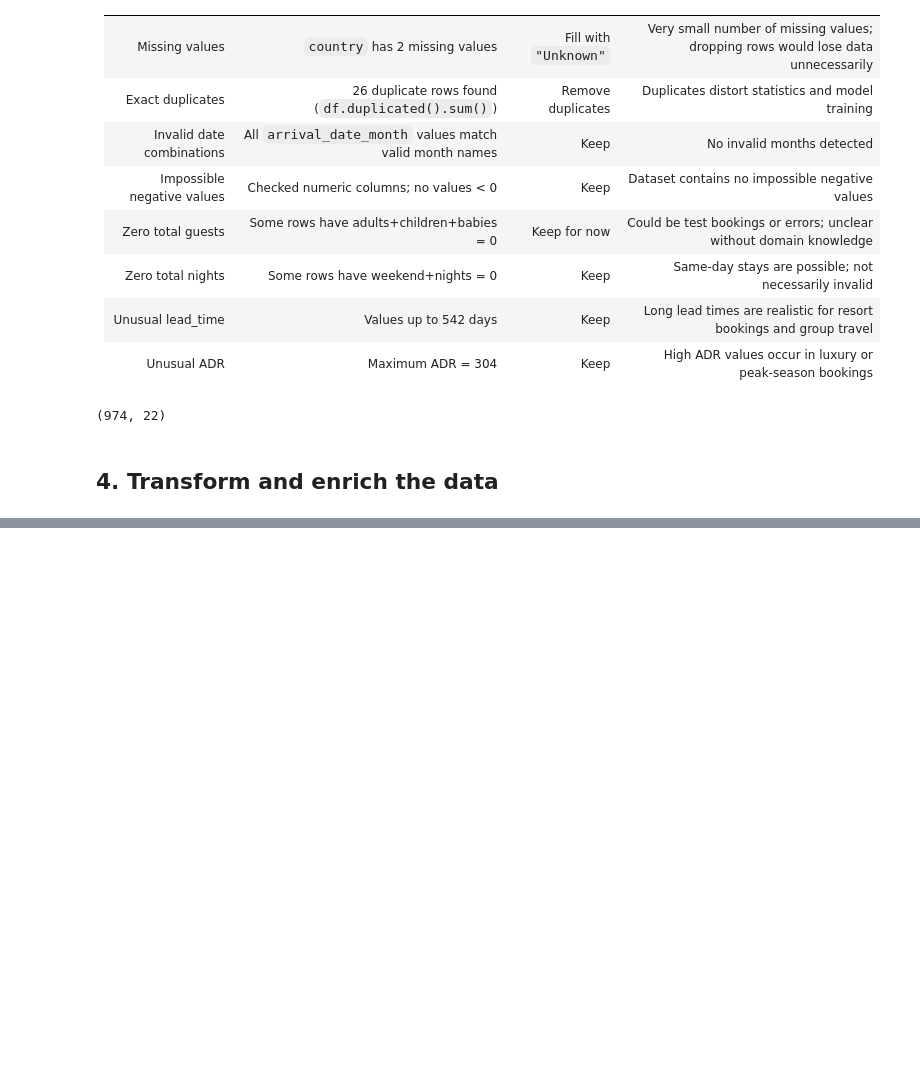
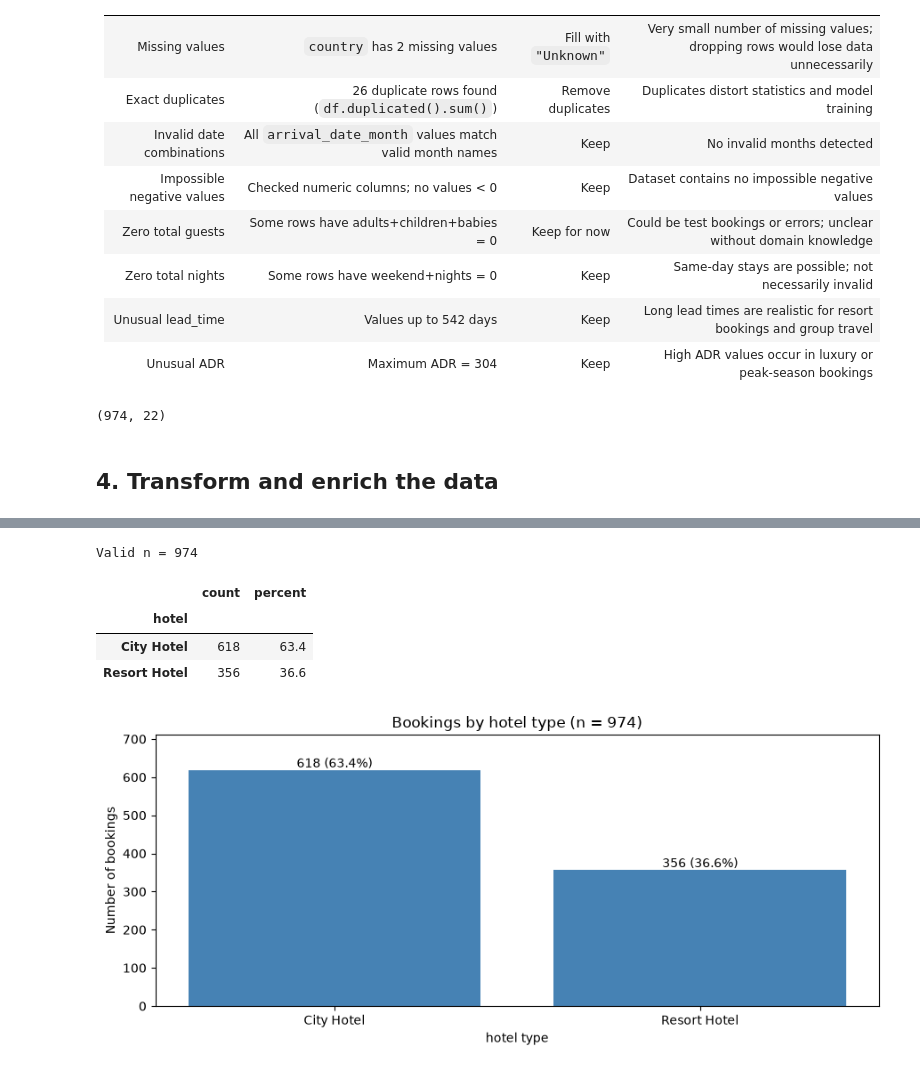
Before and after one commit to ElSnuso/Hotel-Booking-Data-Analysis, a Jupyter notebook: project.ipynb, the cells around one changed output, grey strips where cells are left out. Cells and saved outputs as stored; diff of their text form; code cells hidden in the pictures; blank space fills up the shorter version.

```diff
--- a/project.ipynb
+++ b/project.ipynb
@@ -242,0 +244,42 @@ cleaned_df['estimated_booking_value'] = (
+# %%
+def cat_summary(series):
+    """Counts and percentages of valid values for a categorical variable."""
+    valid = series.dropna()
+    table = valid.value_counts().to_frame("count")
+    table["percent"] = (table["count"] / len(valid) * 100).round(1)
+    print(f"Valid n = {len(valid)}")
+    return table
+
+def plot_bar(table, label):
+    """Bar chart with count and percent on each bar."""
+    fig, ax = plt.subplots(figsize=(9, 4))
+    bars = ax.bar(table.index, table["count"], color="steelblue")
+    ax.bar_label(bars, labels=[f"{c} ({p}%)" for c, p in zip(table["count"], table["percent"])])
+    ax.set(title=f"Bookings by {label} (n = {table['count'].sum()})",
+           xlabel=label, ylabel="Number of bookings")
+    ax.set_ylim(0, table["count"].max() * 1.15)
+    plt.tight_layout()
+    plt.show()
+
+def plot_hist(series, label):
+    """Histogram with mean and median lines."""
+    fig, ax = plt.subplots(figsize=(7, 4))
+    ax.hist(series, bins=30, color="steelblue", edgecolor="white")
+    ax.axvline(series.mean(), color="crimson", linestyle="--", label=f"Mean = {series.mean():.1f}")
+    ax.axvline(series.median(), color="black", label=f"Median = {series.median():.1f}")
+    ax.set(title=f"Distribution of {label} (n = {series.count()})",
+           xlabel=label, ylabel="Number of bookings")
+    ax.legend()
+    plt.tight_layout()
+    plt.show()
+# %%
+hotel_table = cat_summary(cleaned_df["hotel"])
+display(hotel_table)
+plot_bar(hotel_table, "hotel type")
+# %% [output]
+Valid n = 974
+|  | count | percent |
+| hotel |  |  |
+| City Hotel | 618 | 63.4 |
+| Resort Hotel | 356 | 36.6 |
+[figure, added]
```
Also changed, not shown: parts of 22 cells of this notebook.
